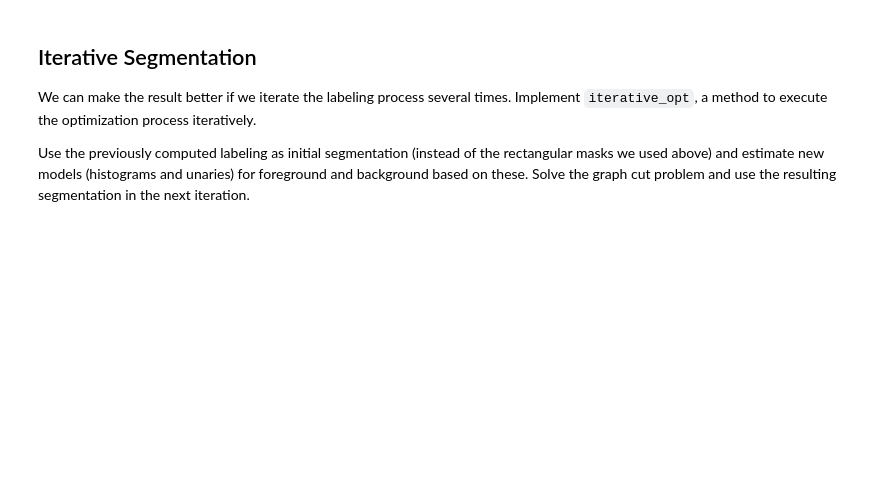
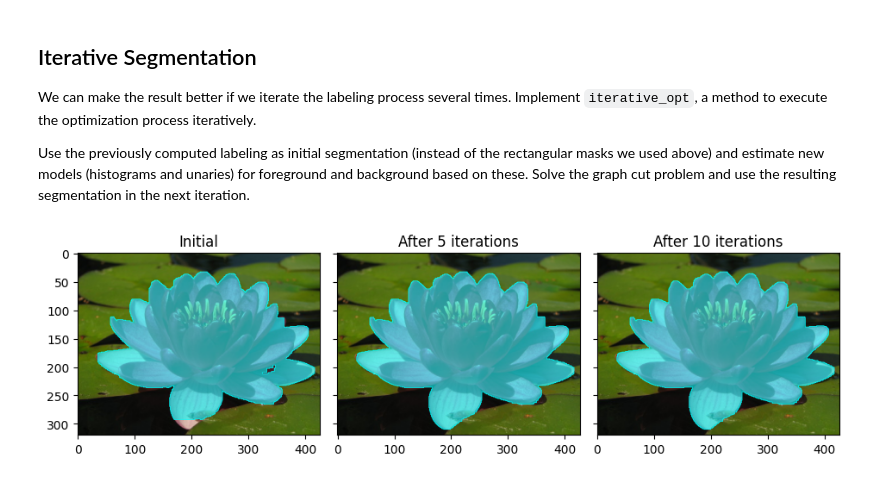
Before and after one commit to ChengZhenLee/Computer_Vision, a Jupyter notebook: exercise_2/exercise_2b.ipynb, the cells around one changed output. Cells and saved outputs as stored; diff of their text form; code cells hidden in the pictures; blank space fills up the shorter version.

```diff
--- a/exercise_2/exercise_2b.ipynb
+++ b/exercise_2/exercise_2b.ipynb
@@ -429,25 +499,41 @@ Use the previously computed labeling as initial segmentation (instead of the rec
 # %%
 # POINTS: 4
 
 def iterative_opt(
     im, fg_mask, n_bins, unary_weight, pairwise_edges, pairwise_costs, n_iter
 ):
-    # YOUR CODE HERE
-    raise NotImplementedError()
+    cur_fg_mask = fg_mask.copy()
+    for i in range(n_iter):
+        cur_bg_mask = 1.0 - cur_fg_mask
+
+        fg_histogram = calculate_histogram(im, cur_fg_mask, n_bins)
+        bg_histogram = calculate_histogram(im, cur_bg_mask, n_bins)
+
+        fg_pmap = foreground_pmap(im, fg_histogram, bg_histogram)
+        bg_pmap = 1.0 - fg_pmap
+
+        unary_fg = unary_potentials(fg_pmap, unary_weight)
+        unary_bg = unary_potentials(bg_pmap, unary_weight)
+
+        cur_fg_mask = graph_cut(unary_fg, unary_bg, pairwise_edges, pairwise_costs)
+
+    return cur_fg_mask
 
 
 labels_5 = iterative_opt(
     im, graph_cut_result, n_bins, unary_weight, pairwise_edges, pairwise_costs, n_iter=5
 )
 labels_10 = iterative_opt(
     im, labels_5, n_bins, unary_weight, pairwise_edges, pairwise_costs, n_iter=5
 )
 
 fig, axes = plt.subplots(1, 3, figsize=(9.5, 4), sharex=True, sharey=True)
 axes[0].set_title("Initial")
 axes[0].imshow(draw_mask_on_image(im, graph_cut_result))
 axes[1].set_title("After 5 iterations")
 axes[1].imshow(draw_mask_on_image(im, labels_5))
 axes[2].set_title("After 10 iterations")
 axes[2].imshow(draw_mask_on_image(im, labels_10))
 fig.tight_layout()
+# %% [output]
+[figure, added]
```
Also changed, not shown: parts of 25 cells of this notebook.
